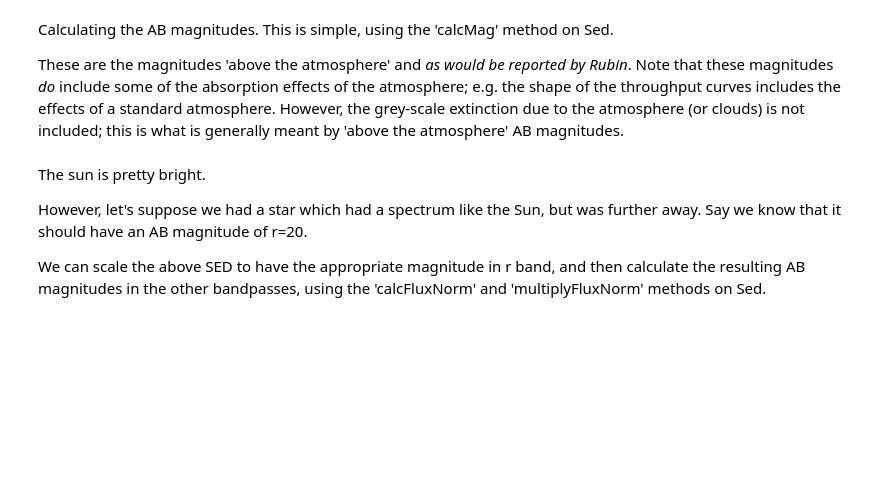
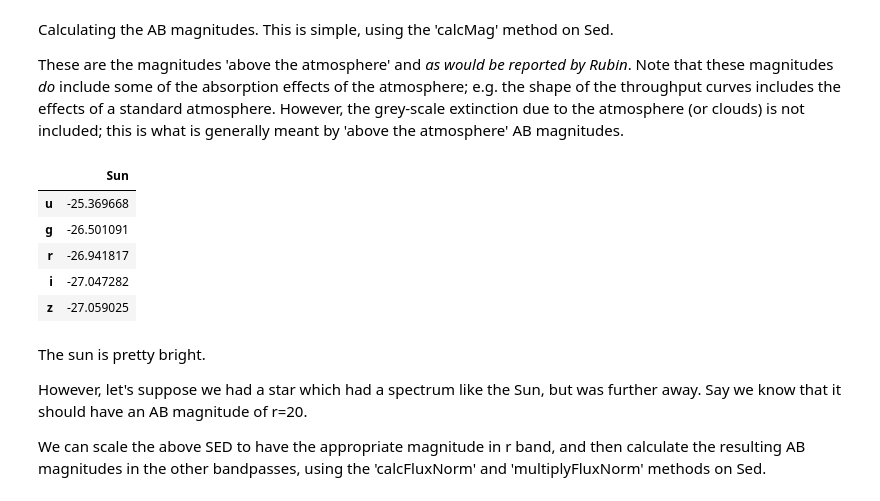
Before and after one commit to sylvielsstfr/rubinsimphot, a Jupyter notebook: docs/notebooks/auxtel/calculating_magnitudes_auxtel.ipynb, the cells around one changed output. Saved outputs shown, nothing was run; the diff lists cells and outputs as text; code cells hidden in the pictures; blank space fills up the shorter version.

```diff
--- a/docs/notebooks/auxtel/calculating_magnitudes_auxtel.ipynb
+++ b/docs/notebooks/auxtel/calculating_magnitudes_auxtel.ipynb
@@ -109,12 +121,19 @@ These are the magnitudes 'above the atmosphere' and *as would be reported by Rub
 # %%
 # Calculate expected AB magnitudes.
 
 mags = {}
 for f in filterlist:
-    mags[f] = sun.calc_mag(lsst[f])
+    mags[f] = sun.calc_mag(auxtel_sdss[f])
 
 # Make a dataframe just to get a nice output cell.
 pd.DataFrame(mags, index=['Sun']).T
+# %% [output]
+|  | Sun |
+| u | -25.369668 |
+| g | -26.501091 |
+| r | -26.941817 |
+| i | -27.047282 |
+| z | -27.059025 |
 # %% [markdown]
 The sun is pretty bright.
 
```
Also changed, not shown: parts of 18 cells of this notebook, 8 other files.
